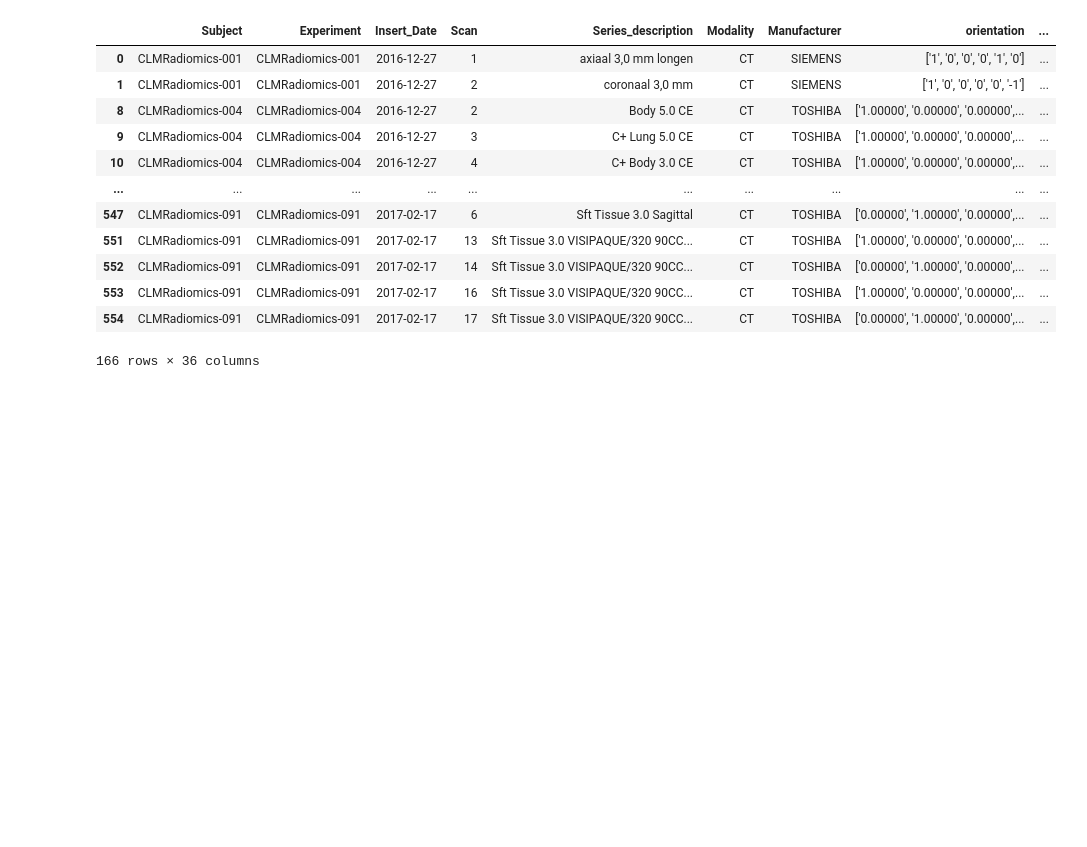
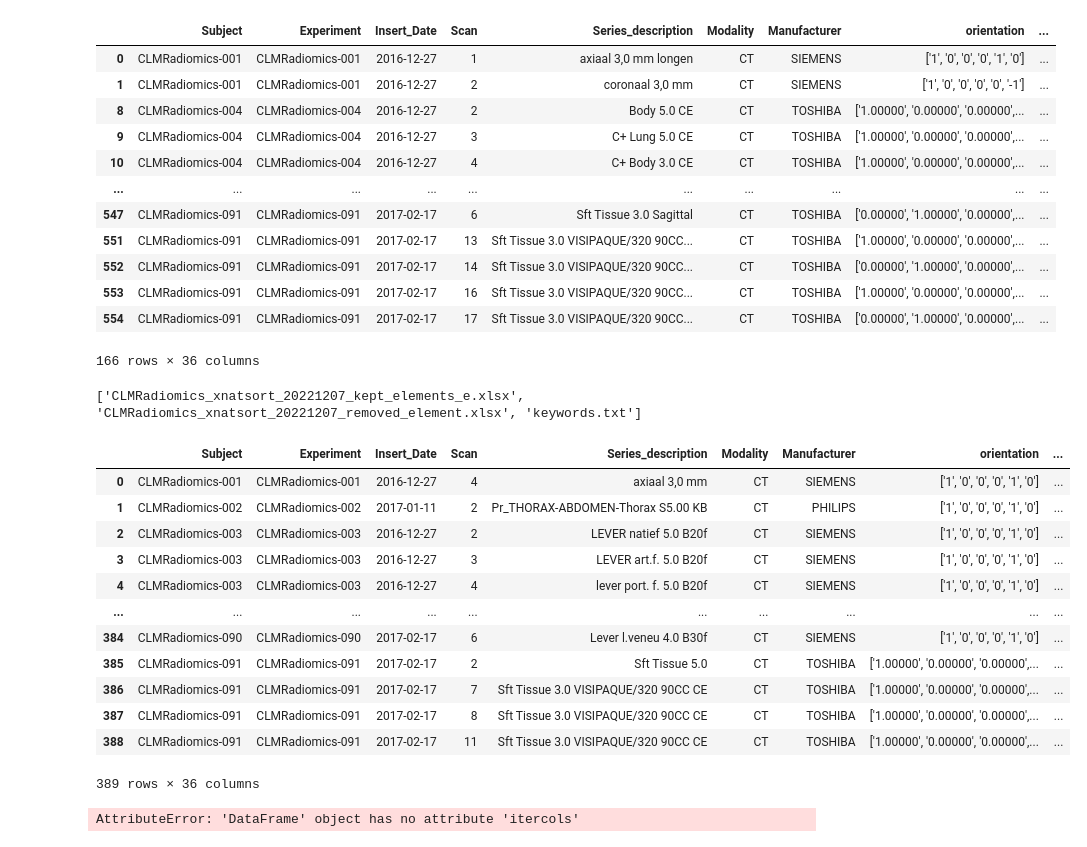
Before and after one commit to Samuel-van-Gurp/MEP, a Jupyter notebook: scan_type_detection/scan_extraction.ipynb, the cells around one changed output. Drawn from its saved outputs; the diff is of its cells as text; code cells hidden in the pictures; blank space fills up the shorter version.

```diff
--- a/scan_type_detection/scan_extraction.ipynb
+++ b/scan_type_detection/scan_extraction.ipynb
@@ -65,3 +67,32 @@ df_removed
 # %%
 # df_removed.to_excel("C:/Users/korat/Desktop/MEP/Data/CRLM-overzicht_martijn/manipulated datasets/keywords_removed/CLMRadiomics_xnatsort_20221207_removed_elements_excel.xlsx", index=False)
 # df_new.to_excel("C:/Users/korat/Desktop/MEP/Data/CRLM-overzicht_martijn/manipulated datasets/keywords_removed/CLMRadiomics_xnatsort_20221207_kept_elements_excel.xlsx", index=False)
+# %%
+# load data
+
+data_root = '//storage.erasmusmc.nl/m/MyDocs/092335/My Documents/Desktop/Data'
+fileName    = data_root + "/CRLM-overzicht_martijn/manipulated datasets/keywords_removed/CLMRadiomics_xnatsort_20221207_kept_elements_e.xlsx"
+
+print(os.listdir(data_root + "/CRLM-overzicht_martijn/manipulated datasets/keywords_removed/"))
+dataFrame = pd.read_excel(fileName)
+dataFrame
+# %% [output]
+['CLMRadiomics_xnatsort_20221207_kept_elements_e.xlsx', 'CLMRadiomics_xnatsort_20221207_removed_element.xlsx', 'keywords.txt']
+|  | Subject | Experiment | Insert_Date | Scan | Series_description | Modality | Manufacturer | orientation | ... |
+| 0 | CLMRadiomics-001 | CLMRadiomics-001 | 2016-12-27 | 4 | axiaal 3,0 mm | CT | SIEMENS | ['1', '0', '0', '0', '1', '0'] | ... |
+| 1 | CLMRadiomics-002 | CLMRadiomics-002 | 2017-01-11 | 2 | Pr_THORAX-ABDOMEN-Thorax S5.00 KB | CT | PHILIPS | ['1', '0', '0', '0', '1', '0'] | ... |
+| 2 | CLMRadiomics-003 | CLMRadiomics-003 | 2016-12-27 | 2 | LEVER natief 5.0 B20f | CT | SIEMENS | ['1', '0', '0', '0', '1', '0'] | ... |
+| 3 | CLMRadiomics-003 | CLMRadiomics-003 | 2016-12-27 | 3 | LEVER art.f. 5.0 B20f | CT | SIEMENS | ['1', '0', '0', '0', '1', '0'] | ... |
+| 4 | CLMRadiomics-003 | CLMRadiomics-003 | 2016-12-27 | 4 | lever port. f. 5.0 B20f | CT | SIEMENS | ['1', '0', '0', '0', '1', '0'] | ... |
+| ... | ... | ... | ... | ... | ... | ... | ... | ... | ... |
+| 384 | CLMRadiomics-090 | CLMRadiomics-090 | 2017-02-17 | 6 | Lever l.veneu 4.0 B30f | CT | SIEMENS | ['1', '0', '0', '0', '1', '0'] | ... |
+| 385 | CLMRadiomics-091 | CLMRadiomics-091 | 2017-02-17 | 2 | Sft Tissue 5.0 | CT | TOSHIBA | ['1.00000', '0.00000', '0.00000',... | ... |
+| 386 | CLMRadiomics-091 | CLMRadiomics-091 | 2017-02-17 | 7 | Sft Tissue 3.0 VISIPAQUE/320 90CC CE | CT | TOSHIBA | ['1.00000', '0.00000', '0.00000',... | ... |
+| 387 | CLMRadiomics-091 | CLMRadiomics-091 | 2017-02-17 | 8 | Sft Tissue 3.0 VISIPAQUE/320 90CC CE | CT | TOSHIBA | ['1.00000', '0.00000', '0.00000',... | ... |
+| 388 | CLMRadiomics-091 | CLMRadiomics-091 | 2017-02-17 | 11 | Sft Tissue 3.0 VISIPAQUE/320 90CC CE | CT | TOSHIBA | ['1.00000', '0.00000', '0.00000',... | ... |
+389 rows × 36 columns
+# %%
+for i, j in dataFrame():
+    print(i)
+# %% [output]
+AttributeError: 'DataFrame' object has no attribute 'itercols'
```
Also changed, not shown: parts of 2 cells of this notebook.
